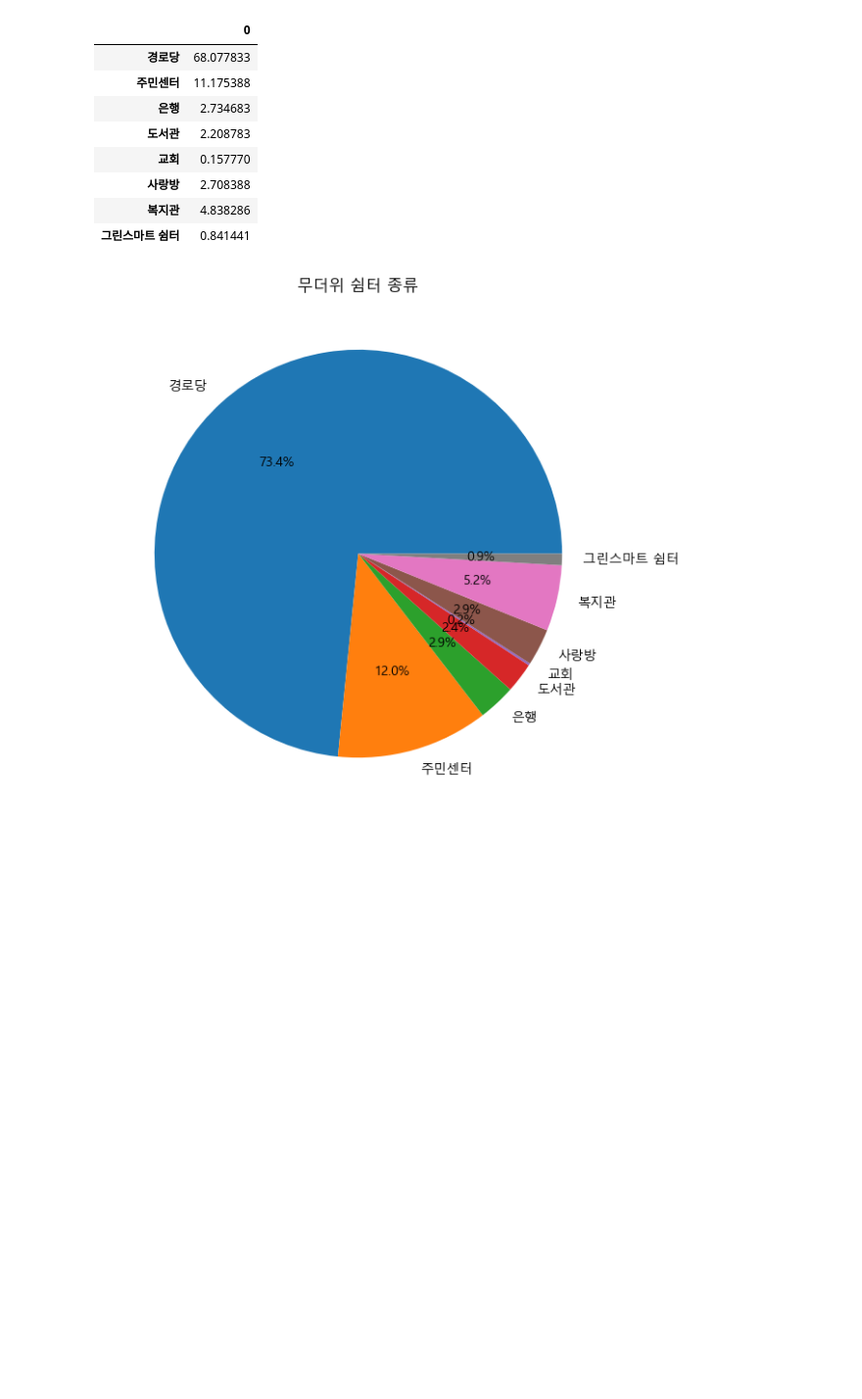
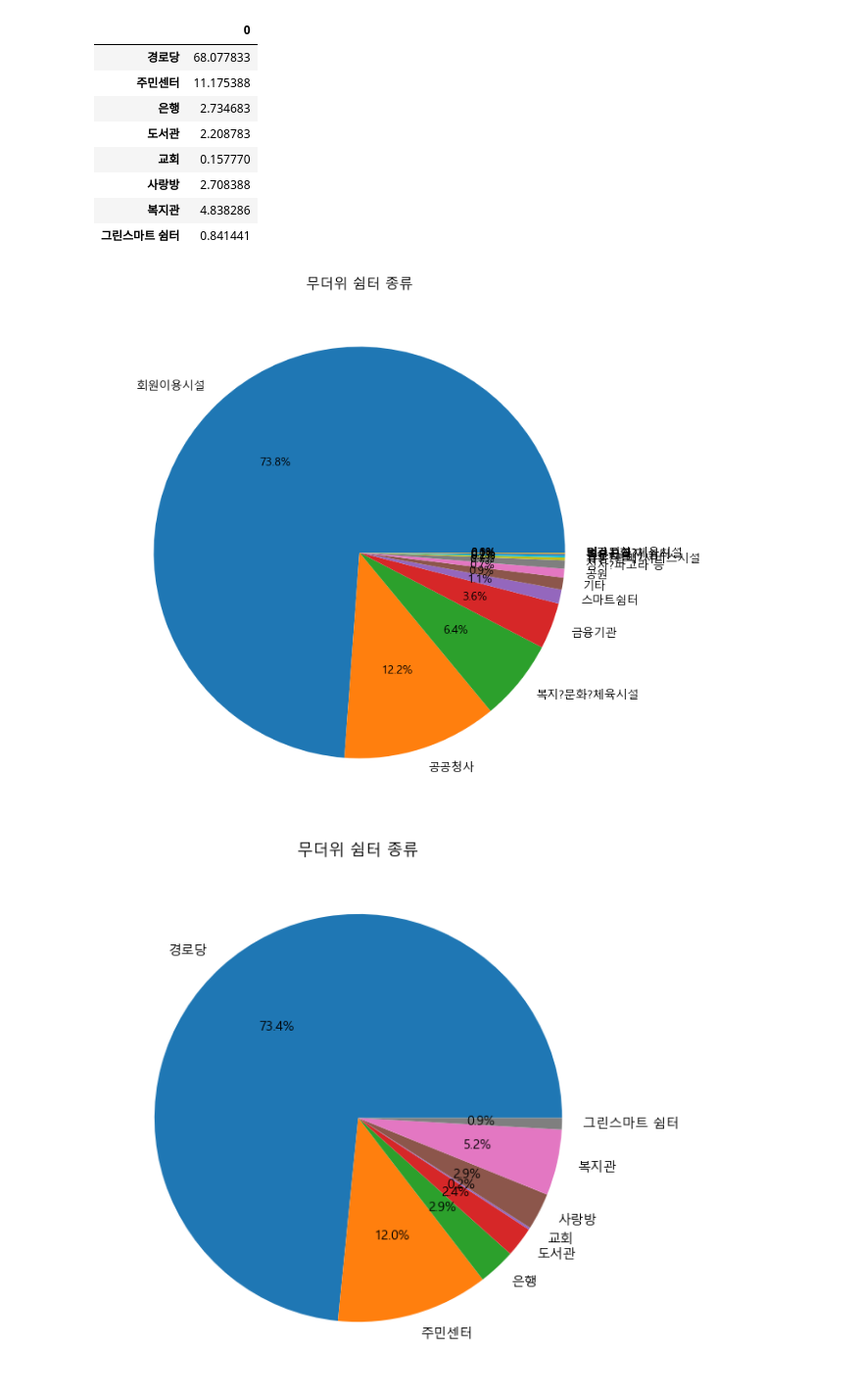
Before and after one commit to clover-park/SeSAC, a Jupyter notebook: mini_pro1_heatshelter.ipynb, the cells around one changed output. Shown: that part at 98% size. Saved outputs shown, nothing was run; the diff lists cells and outputs as text; code cells hidden in the pictures; blank space fills up the shorter version.

```diff
--- a/shelter.ipynb
+++ b/mini_pro1_heatshelter.ipynb
@@ -469,6 +462,15 @@ df3
 | 사랑방 | 2.708388 |
 | 복지관 | 4.838286 |
 | 그린스마트 쉼터 | 0.841441 |
+# %%
+category = df1.iloc[:, 1]
+counts = category.value_counts()
+plt.figure(figsize=(8, 8))
+plt.pie(counts, labels=counts.index, autopct='%1.1f%%')
+plt.title('무더위 쉼터 종류')
+plt.show()
+# %% [output]
+[figure, added]
 # %%
 # 2. 무더위쉼터 종류가 다양할 것이다.
 # 아님. 경로당이 압도적으로 많음.
```
Also changed, not shown: parts of 5 cells of this notebook, 26 other files.
